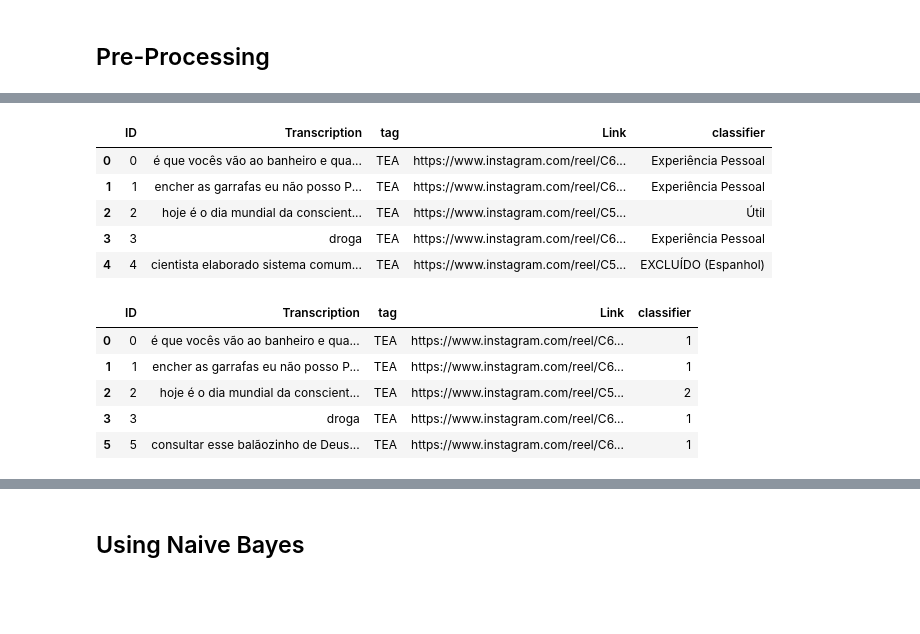
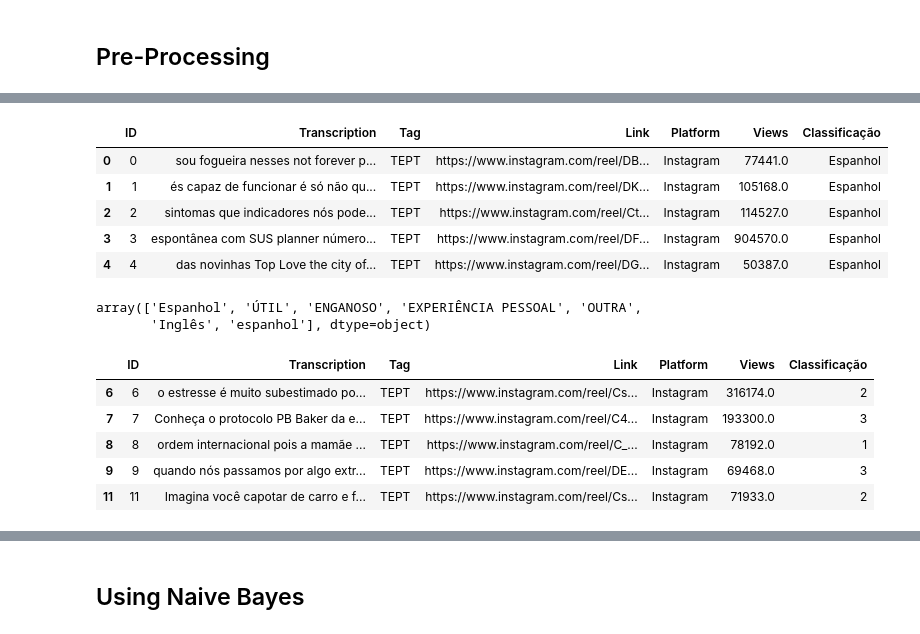
Before and after one commit to Gabrielgermanoo/MindVid_Research, a Jupyter notebook: Notebooks/Tokening.ipynb, the cells around one changed output, grey strips where cells are left out. Cells and saved outputs as stored; diff of their text form; code cells hidden in the pictures; blank space fills up the shorter version.

```diff
--- a/Notebooks/Tokening.ipynb
+++ b/Notebooks/Tokening.ipynb
@@ -8,7 +8,7 @@ import pandas as pd
 import nltk
 # %%
 nltk.download('punkt')
-df = pd.read_csv("../CSV/TEA/TEA_corrigido/Transcricaoaudios.csv", sep=';')
+df = pd.read_csv("../CSV/PIBIC - Transcrições - TEPT_audio_transcriptions.csv", sep=',')
 df.head()
 sent_tokenize(df['Transcription'].iloc[0])
 # %% [output]
@@ -19,39 +18,46 @@ sent_tokenize(df['Transcription'].iloc[0])
 # %%
 df.head()
 # %% [output]
-|  | ID | Transcription | tag | Link | classifier |
-| 0 | 0 | é que vocês vão ao banheiro e qua... | TEA | https://www.instagram.com/reel/C6... | Experiência Pessoal |
-| 1 | 1 | encher as garrafas eu não posso P... | TEA | https://www.instagram.com/reel/C6... | Experiência Pessoal |
-| 2 | 2 | hoje é o dia mundial da conscient... | TEA | https://www.instagram.com/reel/C5... | Útil |
-| 3 | 3 | droga | TEA | https://www.instagram.com/reel/C6... | Experiência Pessoal |
-| 4 | 4 | cientista elaborado sistema comum... | TEA | https://www.instagram.com/reel/C5... | EXCLUÍDO (Espanhol) |
+|  | ID | Transcription | Tag | Link | Platform | Views | Classificação |
+| 0 | 0 | sou fogueira nesses not forever p... | TEPT | https://www.instagram.com/reel/DB... | Instagram | 77441.0 | Espanhol |
+| 1 | 1 | és capaz de funcionar é só não qu... | TEPT | https://www.instagram.com/reel/DK... | Instagram | 105168.0 | Espanhol |
+| 2 | 2 | sintomas que indicadores nós pode... | TEPT | https://www.instagram.com/reel/Ct... | Instagram | 114527.0 | Espanhol |
+| 3 | 3 | espontânea com SUS planner número... | TEPT | https://www.instagram.com/reel/DF... | Instagram | 904570.0 | Espanhol |
+| 4 | 4 | das novinhas Top Love the city of... | TEPT | https://www.instagram.com/reel/DG... | Instagram | 50387.0 | Espanhol |
+# %%
+# get all the classifications
+df['Classificação'].unique()
+# %% [output]
+array(['Espanhol', 'ÚTIL', 'ENGANOSO', 'EXPERIÊNCIA PESSOAL', 'OUTRA',
+       'Inglês', 'espanhol'], dtype=object)
 # %%
 # Using one hot encoding
 dictionary = dict({
     "experiência pessoal": 1,
     "útil": 2,
     "enganoso": 3,
-    "excluído (espanhol)": 4
+    "outra": 4,
+    "excluído (espanhol/Inglês)": 5
 })
 
 # Replacing in Classifier column and removing blank spaces in the end
-df['classifier'] = df['classifier'].str.rstrip()
+df['Classificação'] = df['Classificação'].str.rstrip()
 # Change to lower case
-df['classifier'] = df['classifier'].str.lower()
+df['Classificação'] = df['Classificação'].str.lower()
 # Converting to one hot encoding
-df['classifier'] = df['classifier'].replace(dictionary)
-df = df[~df['classifier'].apply(lambda x: isinstance(x, str))]
+df['Classificação'] = df['Classificação'].replace(dictionary)
+df = df[~df['Classificação'].apply(lambda x: isinstance(x, str))]
 
 #Remove rows with 4 value
-df = df[df['classifier'] != 4]
+df = df[df['Classificação'] != 5]
 df.head()
 # %% [output]
-|  | ID | Transcription | tag | Link | classifier |
-| 0 | 0 | é que vocês vão ao banheiro e qua... | TEA | https://www.instagram.com/reel/C6... | 1 |
-| 1 | 1 | encher as garrafas eu não posso P... | TEA | https://www.instagram.com/reel/C6... | 1 |
-| 2 | 2 | hoje é o dia mundial da conscient... | TEA | https://www.instagram.com/reel/C5... | 2 |
-| 3 | 3 | droga | TEA | https://www.instagram.com/reel/C6... | 1 |
-| 5 | 5 | consultar esse balãozinho de Deus... | TEA | https://www.instagram.com/reel/C6... | 1 |
+|  | ID | Transcription | Tag | Link | Platform | Views | Classificação |
+| 6 | 6 | o estresse é muito subestimado po... | TEPT | https://www.instagram.com/reel/Cs... | Instagram | 316174.0 | 2 |
+| 7 | 7 | Conheça o protocolo PB Baker da e... | TEPT | https://www.instagram.com/reel/C4... | Instagram | 193300.0 | 3 |
+| 8 | 8 | ordem internacional pois a mamãe ... | TEPT | https://www.instagram.com/reel/C_... | Instagram | 78192.0 | 1 |
+| 9 | 9 | quando nós passamos por algo extr... | TEPT | https://www.instagram.com/reel/DE... | Instagram | 69468.0 | 3 |
+| 11 | 11 | Imagina você capotar de carro e f... | TEPT | https://www.instagram.com/reel/Cs... | Instagram | 71933.0 | 2 |
 # %%
 df['tokenized_words'] = df['Transcription'].apply(lambda x: word_tokenize(x))
 df.head()
```
Also changed, not shown: parts of 86 cells of this notebook, 2 other files.
